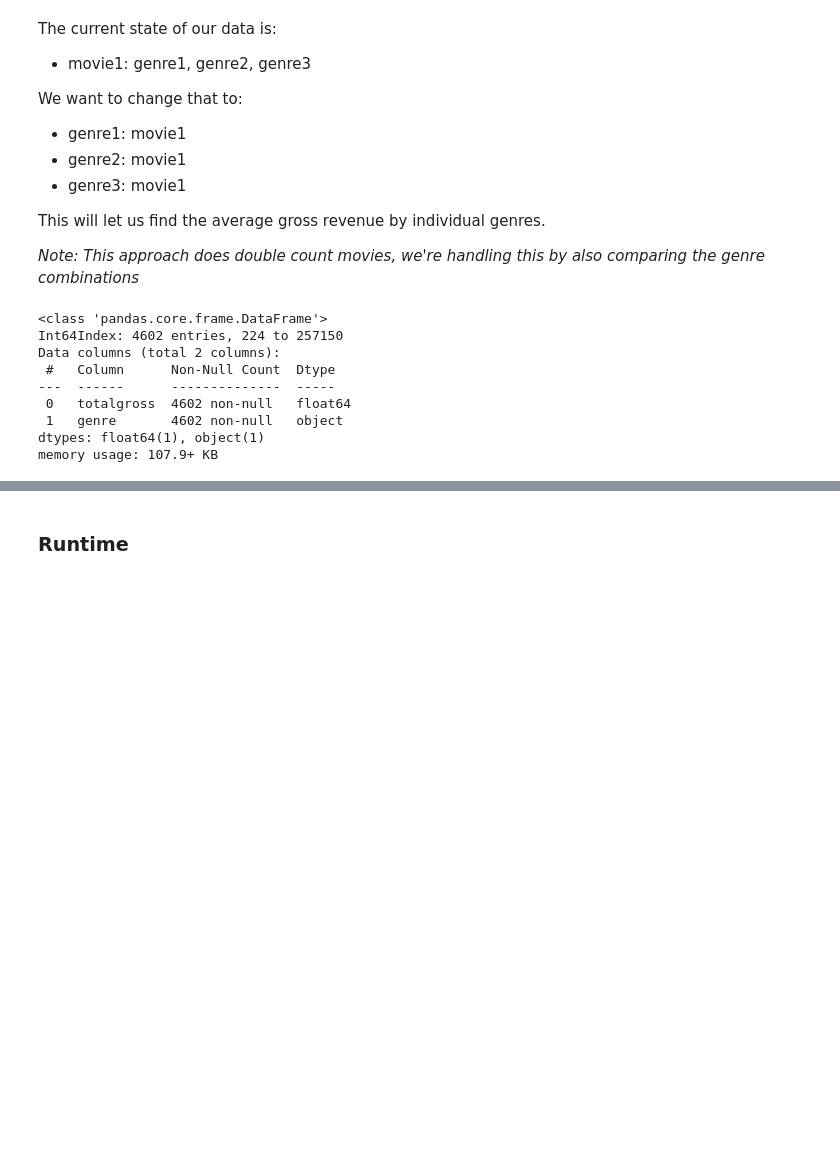
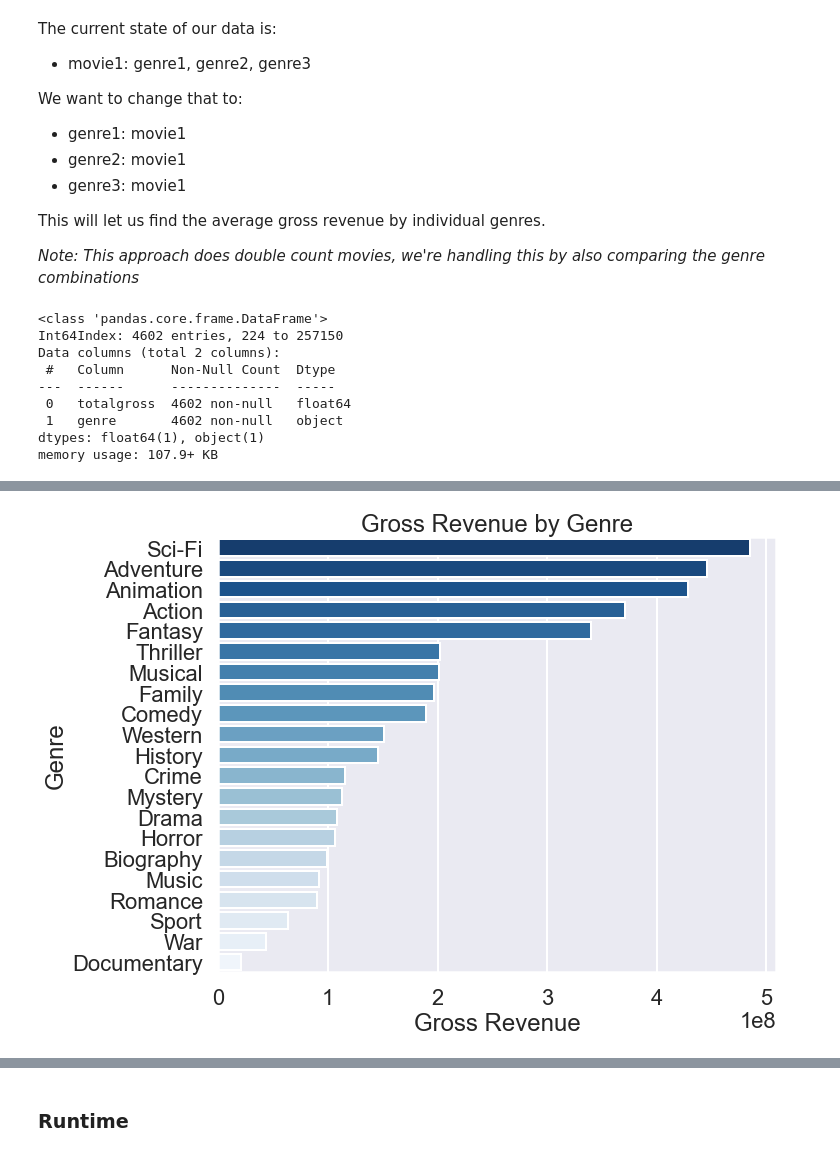
Before and after one commit to learn-co-curriculum/dsc-phase-2-project-v3, a Jupyter notebook: index.ipynb, the cells around one changed output, grey strips where cells are left out. Saved outputs shown, nothing was run; the diff lists cells and outputs as text; code cells hidden in the pictures; blank space fills up the shorter version.

```diff
--- a/index.ipynb
+++ b/index.ipynb
@@ -605,3 +611,3 @@ The 'genre2' column;
 # %%
-df_clean['genre2'] = df_clean['genre2'].fillna('NA_genre2')
+df_clean.loc[:,['genre1','genre2','genre3']] = df_clean.loc[:,['genre1','genre2','genre3']].fillna(value='N/A')
 # %%
@@ -790,6 +793,7 @@ temp_2.rename(columns={"genre2": "genre"}, inplace=True)
 temp_3.rename(columns={"genre3": "genre"}, inplace=True)
 
 genre_revenue = temp_1.append(temp_2).append(temp_3).dropna()
+genre_revenue = genre_revenue[genre_revenue['genre'] != 'N/A'] # Remove records that don't have a genre
 genre_revenue.info()
 # %% [output]
 <class 'pandas.core.frame.DataFrame'>
@@ -863,3 +864,20 @@ sns.barplot(data=genre_revenue_data, x='totalgross', y='genre', ax=ax);
+# %%
+fig, ax = plt.subplots(figsize=(10,8))
+
+n_colors = len(genre_revenue['genre'].value_counts()) # figure out the number of colors needed
+
+sns.barplot(data=genre_revenue_data,
+            x='totalgross',
+            y='genre',
+            ax=ax,
+            palette=reversed(sns.color_palette("Blues", n_colors))
+            )
+ax.set_xlabel('Gross Revenue')
+ax.set_ylabel('Genre')
+ax.set_title('Gross Revenue by Genre')
+fig.savefig('images/genre_revenue.png', dpi='figure', bbox_inches='tight');
+# %% [output]
+[figure, added]
 # %%
 # Check the significance
 print(pairwise_tukeyhsd(genre_revenue['totalgross'], genre_revenue['genre']))
```
Also changed, not shown: parts of 54 cells of this notebook, 7 other files.
